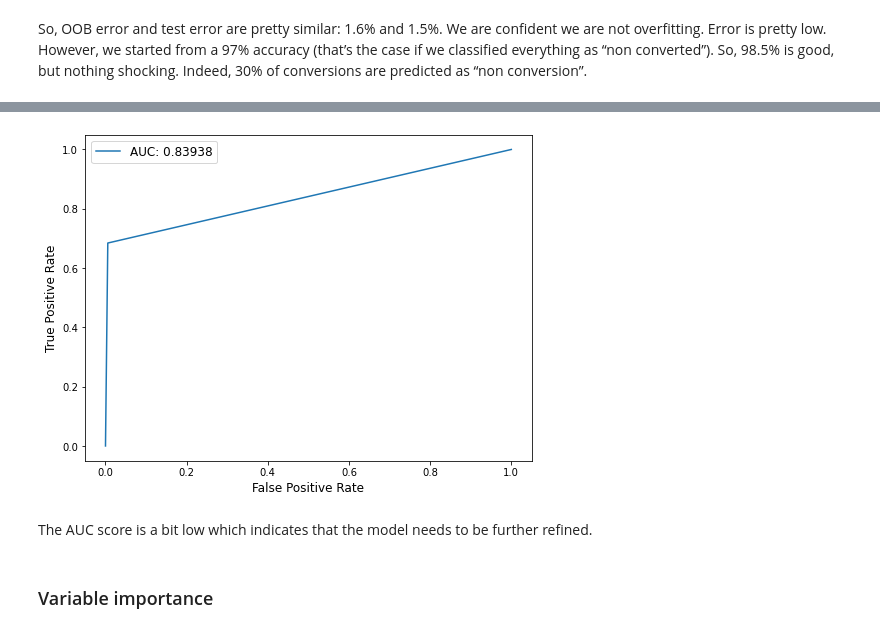
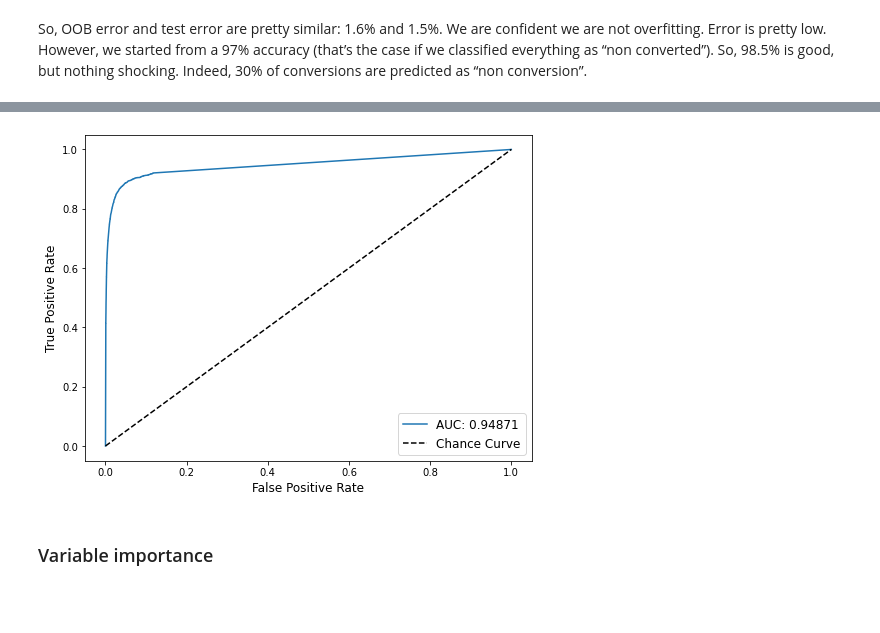
Before and after one commit to zwchang/product-data-science, a Jupyter notebook: solutions/conversion.ipynb, the cells around one changed output, grey strips where cells are left out. Cells and saved outputs as stored; diff of their text form; code cells hidden in the pictures; blank space fills up the shorter version.

```diff
--- a/solutions/conversion.ipynb
+++ b/solutions/conversion.ipynb
@@ -218,4 +219,7 @@ Now we convert 2 nominal variable: source and country to numerical using feature
 # %%
 # Instantiate OneHotEncoder
 
-ohe = OneHotEncoder(sparse = False)
+le = LabelEncoder()
+# %%
+df['source'] = le.fit_transform(df['source'])
+df['country'] = le.fit_transform(df['country'])
@@ -224,6 +239,3 @@ ohe = OneHotEncoder(sparse = False)
 
 X = df.drop('converted', axis=1)
 Y = df['converted']
-# %%
-column_transform = make_column_transformer((ohe, ['source', 'country']), remainder='passthrough')
-column_transform.fit_transform(X)[:5]
@@ -279,18 +283,18 @@ print(confusion_matrix(Y_test, rfm_predictions, normalize='all'))
 # %%
-fpr, tpr, _ = roc_curve(Y_test, rfm_predictions,pos_label=1)
+fpr, tpr, _ = roc_curve(Y_test, rfm.predict_proba(X_test)[:,1], pos_label=1)
 # test_auc = metrics.auc(fpr, tpr)
 # auc_val = np.trapz(tpr,fpr)
 
 # Print ROC curve
 fig, ax = plt.subplots(figsize=(8, 6))
-ax.plot(fpr, tpr, label = 'AUC: ' + str(np.round((roc_auc_score(Y_test, rfm_predictions)), 5)))
+# plot_roc_curve(rfm, X_test, Y_test, name = 'Random Forest', ax=ax)
+ax.plot(fpr, tpr, label = 'AUC: ' + str(np.round((roc_auc_score(Y_test, rfm.predict_proba(X_test)[:,1])), 5)))
+ax.plot(fpr, fpr, 'k--', label='Chance Curve')
 ax.set_xlabel('False Positive Rate', fontsize=12)
 ax.set_ylabel('True Positive Rate', fontsize=12)
 ax.legend(fontsize=12)
 plt.show()
 # %% [output]
-[figure, old version]
+[figure, new version]
-# %% [markdown]
-The AUC score is a bit low which indicates that the model needs to be further refined.
 # %% [markdown]
 ### Variable importance
```
Also changed, not shown: parts of 23 cells of this notebook, 1 other file.
